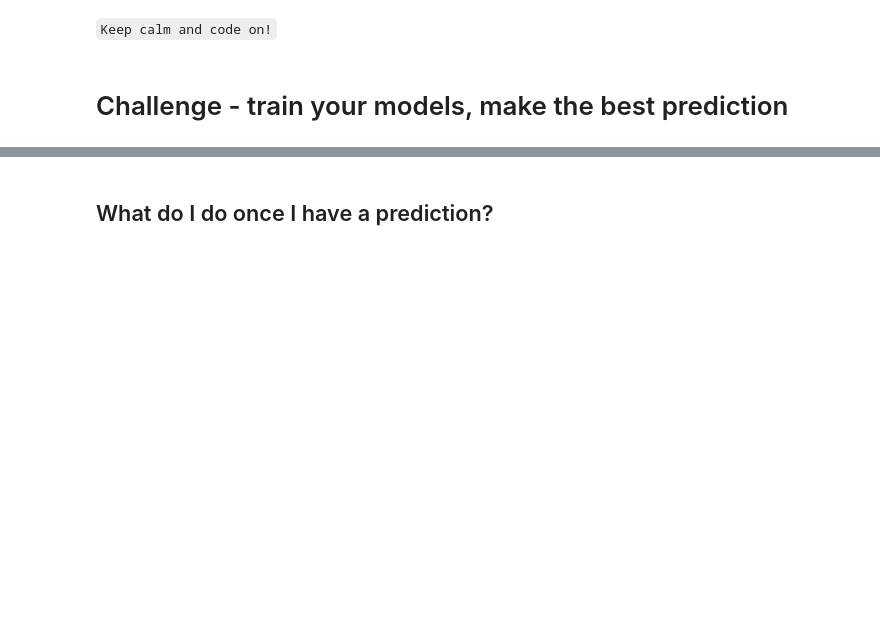
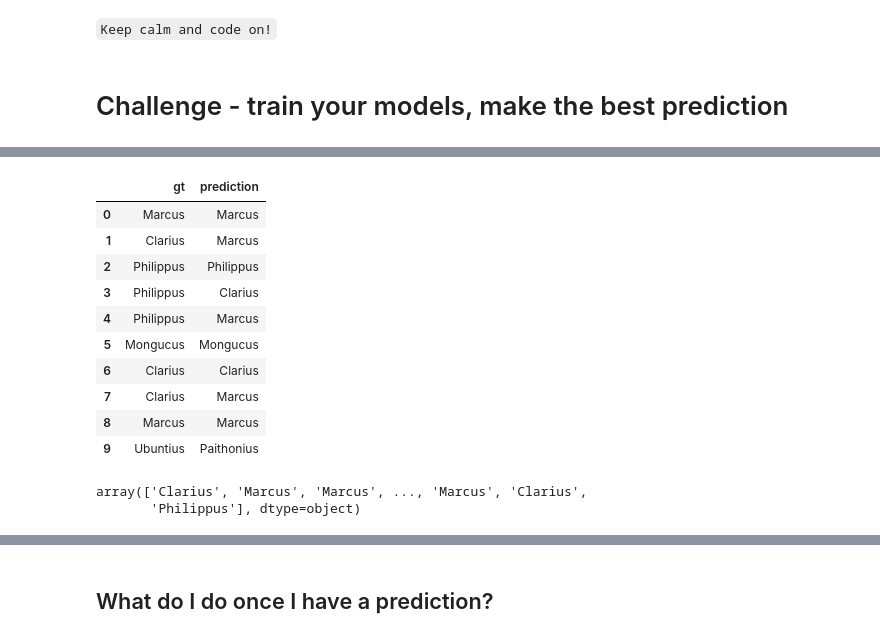
Before and after one commit to Clapiniella/lab-avila-bible, a Jupyter notebook: your-code/main.ipynb, the cells around one changed output, grey strips where cells are left out. Drawn from its saved outputs; the diff is of its cells as text; code cells hidden in the pictures; blank space fills up the shorter version.

```diff
--- a/your-code/main.ipynb
+++ b/your-code/main.ipynb
@@ -86,0 +139,43 @@ sample_submission.head()
+# %%
+from sklearn.preprocessing import StandardScaler, Normalizer
+from sklearn.pipeline import make_pipeline
+
+pipeline = [
+    StandardScaler(),
+    Normalizer(),
+]
+
+tr = make_pipeline(*pipeline)
+# %%
+
+X = tr.fit_transform(X)
+# %%
+
+df = pd.DataFrame(X)
+
+
+model = LogisticRegression(solver="lbfgs")
+model.fit(X,y)
+
+y_pred = model.predict(X[:10])
+pd.DataFrame({
+    "gt":y[:10],
+    "prediction":y_pred
+})
+# %% [output]
+|  | gt | prediction |
+| 0 | Marcus | Marcus |
+| 1 | Clarius | Marcus |
+| 2 | Philippus | Philippus |
+| 3 | Philippus | Clarius |
+| 4 | Philippus | Marcus |
+| 5 | Mongucus | Mongucus |
+| 6 | Clarius | Clarius |
+| 7 | Clarius | Marcus |
+| 8 | Marcus | Marcus |
+| 9 | Ubuntius | Paithonius |
+# %%
+y_pred
+# %% [output]
+array(['Clarius', 'Marcus', 'Marcus', ..., 'Marcus', 'Clarius',
+       'Philippus'], dtype=object)
```
Also changed, not shown: parts of 16 cells of this notebook, 1 other file.
